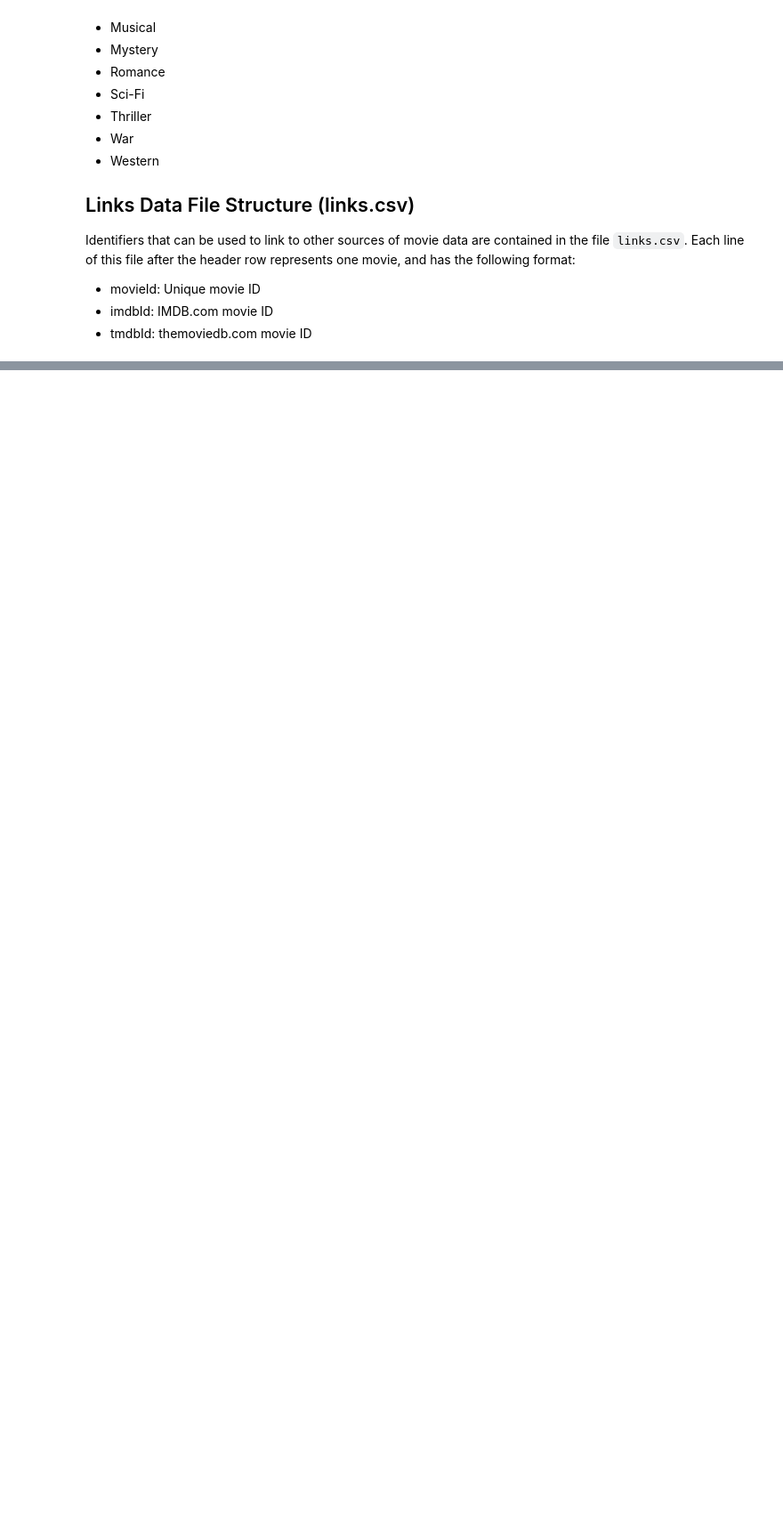
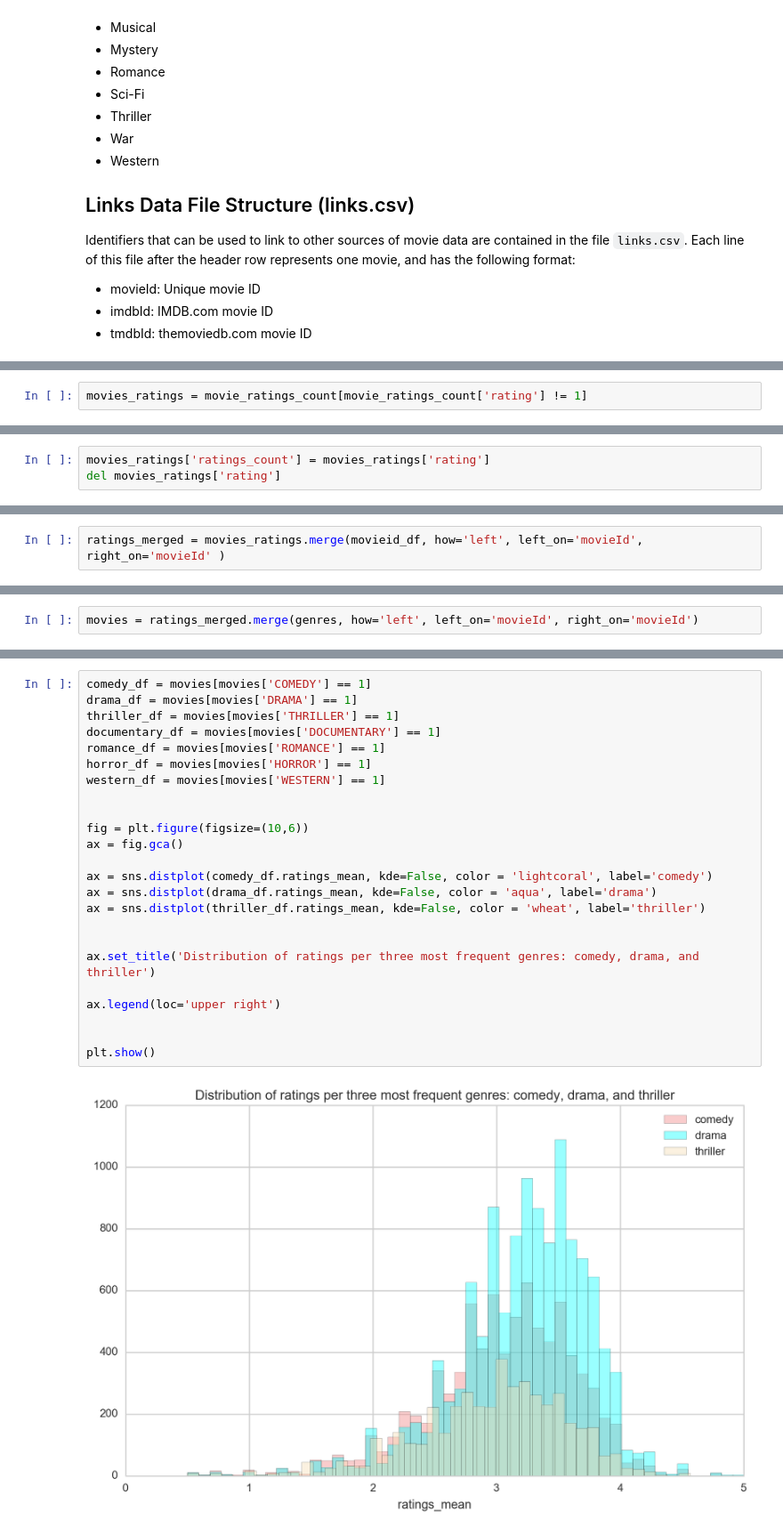
Before and after one commit to katerinaC/DSI-SF-4-katerinaC, a Jupyter notebook: Projects/Capstone/Movies/Technical_Report_Movies_Katerina.ipynb, the cells around one changed output, grey strips where cells are left out. Shown at 89% size. Cells and saved outputs as stored; diff of their text form; blank space fills up the shorter version.

```diff
--- a/Projects/Capstone/Movies/Technical_Report_Movies_Katerina.ipynb
+++ b/Projects/Capstone/Movies/Technical_Report_Movies_Katerina.ipynb
@@ -83,0 +384,2 @@ Identifiers that can be used to link to other sources of movie data are containe
+# %%
+movies_ratings = movie_ratings_count[movie_ratings_count['rating'] != 1]
@@ -83,0 +388,3 @@ Identifiers that can be used to link to other sources of movie data are containe
+# %%
+movies_ratings['ratings_count'] = movies_ratings['rating']
+del movies_ratings['rating']
@@ -83,0 +399,2 @@ Identifiers that can be used to link to other sources of movie data are containe
+# %%
+ratings_merged = movies_ratings.merge(movieid_df, how='left', left_on='movieId', right_on='movieId' )
@@ -83,0 +403,2 @@ Identifiers that can be used to link to other sources of movie data are containe
+# %%
+movies = ratings_merged.merge(genres, how='left', left_on='movieId', right_on='movieId')
@@ -83,0 +407,26 @@ Identifiers that can be used to link to other sources of movie data are containe
+# %%
+comedy_df = movies[movies['COMEDY'] == 1]
+drama_df = movies[movies['DRAMA'] == 1]
+thriller_df = movies[movies['THRILLER'] == 1]
+documentary_df = movies[movies['DOCUMENTARY'] == 1]
+romance_df = movies[movies['ROMANCE'] == 1]
+horror_df = movies[movies['HORROR'] == 1]
+western_df = movies[movies['WESTERN'] == 1]
+
+
+fig = plt.figure(figsize=(10,6))
+ax = fig.gca()
+
+ax = sns.distplot(comedy_df.ratings_mean, kde=False, color = 'lightcoral', label='comedy')
+ax = sns.distplot(drama_df.ratings_mean, kde=False, color = 'aqua', label='drama')
+ax = sns.distplot(thriller_df.ratings_mean, kde=False, color = 'wheat', label='thriller')
+
+
+ax.set_title('Distribution of ratings per three most frequent genres: comedy, drama, and thriller')
+
+ax.legend(loc='upper right')
+
+
+plt.show()
+# %% [output]
+[figure, added]
```
Also changed, not shown: parts of 104 cells of this notebook.
